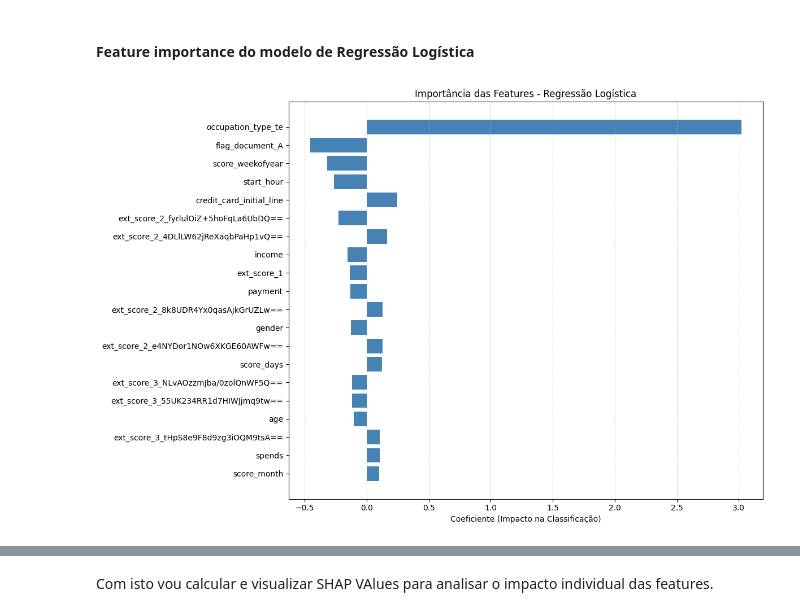
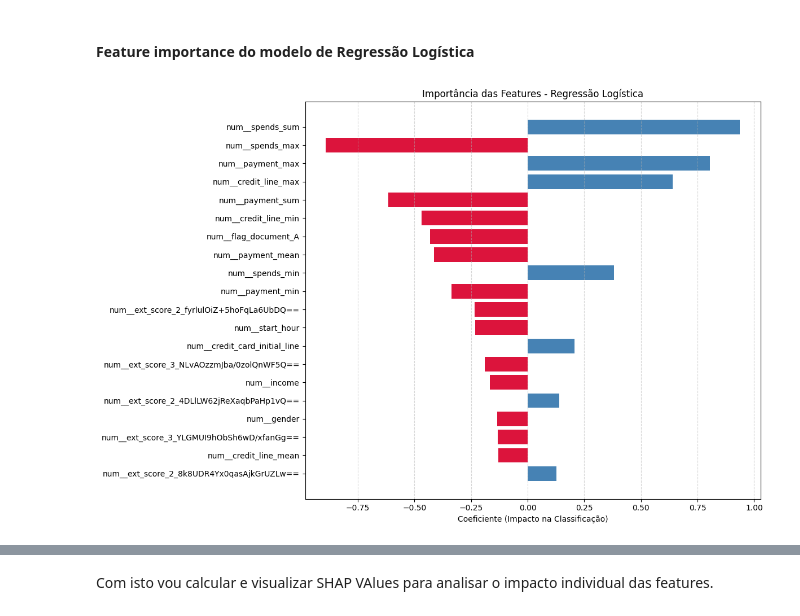
Before and after one commit to josieleferreira/credito_fintech, a Jupyter notebook: notebooks/Experimentos.ipynb, the cells around one changed output, grey strips where cells are left out. Cells and saved outputs as stored; diff of their text form; code cells hidden in the pictures.

```diff
--- a/notebooks/Experimentos.ipynb
+++ b/notebooks/Experimentos.ipynb
@@ -608,33 +609,39 @@ plt.show()
 - F1 Score (verde): fica mais estável entre ~0.25 e ~0.50, essa faixa tende a ter o melhor equilíbrio.
 # %% [markdown]
 #### Feature importance do modelo de Regressão Logística
-# %%
-# Ajuste o nome das features se necessário
-feature_names = X_test.columns  # ou X_train.columns se preferir
-
-# Recuperar os coeficientes do modelo
-coefs = pipeline_.named_steps['model'].coef_[0]
-
-# Criar DataFrame com nome da feature e valor absoluto do coeficiente
-importance_df = pd.DataFrame({
-    'Feature': feature_names,
-    'Coeficiente': coefs,
-    'Importância Absoluta': np.abs(coefs)
-})
-
-# Ordenar pela importância absoluta
-importance_df = importance_df.sort_values(by='Importância Absoluta', ascending=False)
-
-# Plotar as 20 features mais importantes
-plt.figure(figsize=(12, 8))
-plt.barh(importance_df['Feature'][:20][::-1], importance_df['Coeficiente'][:20][::-1], color='steelblue')
-plt.xlabel('Coeficiente (Impacto na Classificação)')
-plt.title('Importância das Features - Regressão Logística')
-plt.grid(True, axis='x', linestyle='--', alpha=0.5)
-plt.tight_layout()
-plt.show()
-# %% [output]
-[figure, removed]
+# %%
+# Coeficientes do modelo
+coefs = pipeline_.named_steps['model'].coef_[0]
+
+# Features transformadas corretamente
+feature_names = pipeline_.named_steps['preprocessor'].get_feature_names_out()
+
+# Verificação opcional de consistência
+assert len(coefs) == len(feature_names), "Erro: tamanho dos coeficientes e features não bate!"
+
+# Montar DataFrame com importâncias
+importance_df = pd.DataFrame({
+    'Feature': feature_names,
+    'Coeficiente': coefs,
+    'Importância Absoluta': np.abs(coefs)
+}).sort_values(by='Importância Absoluta', ascending=False)
+
+# Selecionar as 20 principais
+top_20 = importance_df[:20][::-1]  # inverter para exibir da menor para a maior (em módulo)
+
+# Definir as cores: vermelho para negativos, azul para positivos
+colors = ['crimson' if val < 0 else 'steelblue' for val in top_20['Coeficiente']]
+
+# Plotagem
+plt.figure(figsize=(12, 8))
+plt.barh(top_20['Feature'], top_20['Coeficiente'], color=colors)
+plt.xlabel('Coeficiente (Impacto na Classificação)')
+plt.title('Importância das Features - Regressão Logística')
+plt.grid(True, axis='x', linestyle='--', alpha=0.5)
+plt.tight_layout()
+plt.show()
+# %% [output]
+[figure, added]
 # %% [markdown]
 #### Insights
 
```
Also changed, not shown: parts of 53 cells of this notebook, 1 other file.
